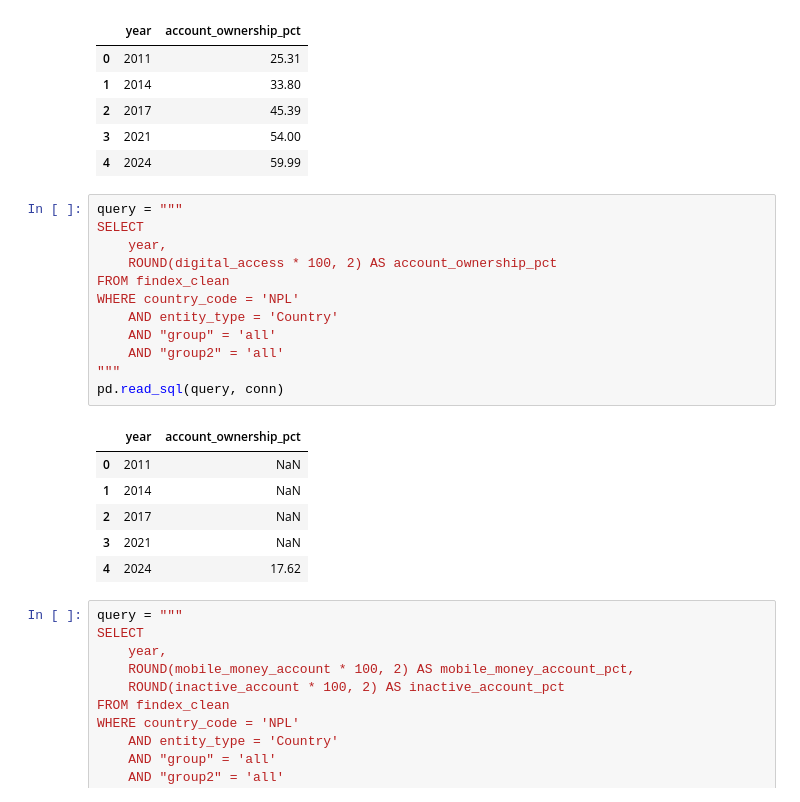
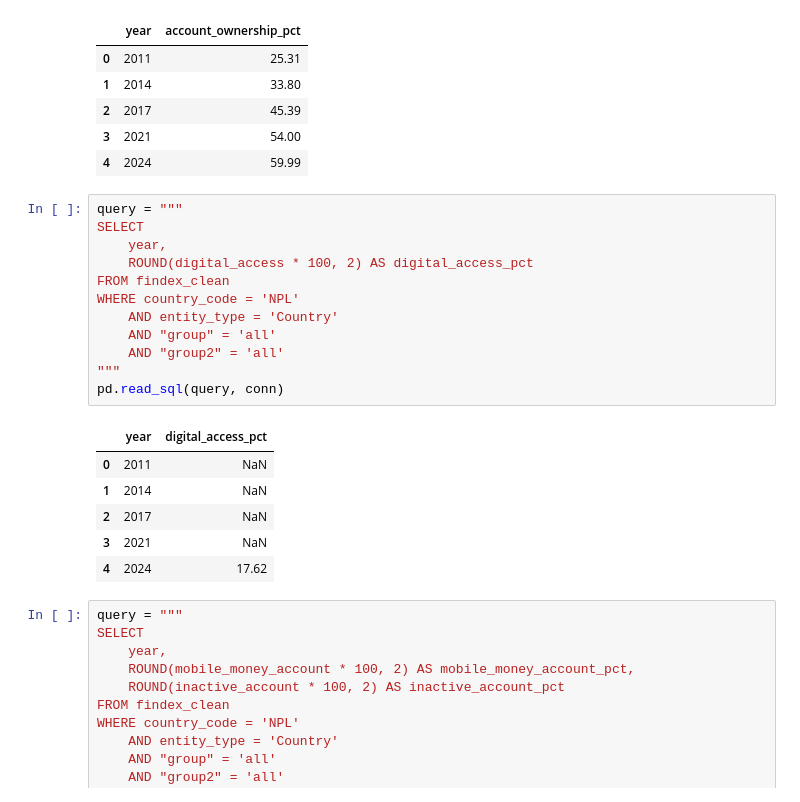
Before and after one commit to brishavrajbahak/financial-inclusion-gap-analysis, a Jupyter notebook: notebooks/03_sql_analysis.ipynb, the cells around one changed output. Saved outputs shown, nothing was run; the diff lists cells and outputs as text.

Commit message:
Complete SQL analysis and export summary tables

```diff
--- a/notebooks/03_sql_analysis.ipynb
+++ b/notebooks/03_sql_analysis.ipynb
@@ -170,17 +170,17 @@ pd.read_sql(query, conn)
 # %%
 query = """
 SELECT
     year,
-    ROUND(digital_access * 100, 2) AS account_ownership_pct
+    ROUND(digital_access * 100, 2) AS digital_access_pct
 FROM findex_clean
 WHERE country_code = 'NPL'
     AND entity_type = 'Country'
     AND "group" = 'all'
     AND "group2" = 'all'
 """
 pd.read_sql(query, conn)
 # %% [output]
-|  | year | account_ownership_pct |
+|  | year | digital_access_pct |
 | 0 | 2011 | NaN |
 | 1 | 2014 | NaN |
 | 2 | 2017 | NaN |
```
Also changed, not shown: parts of 26 cells of this notebook, 3 other files.
